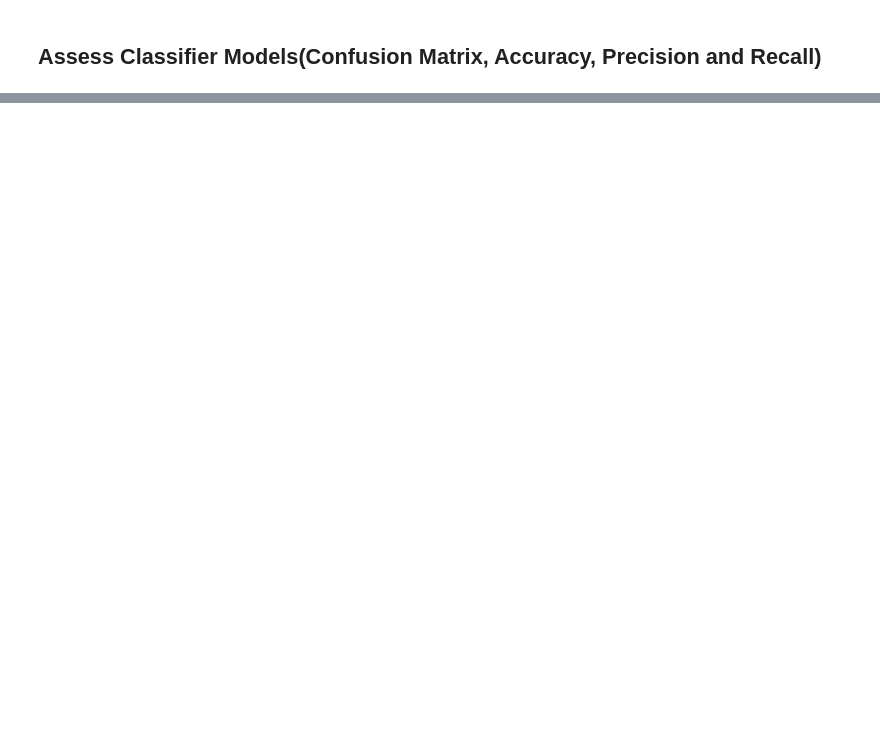
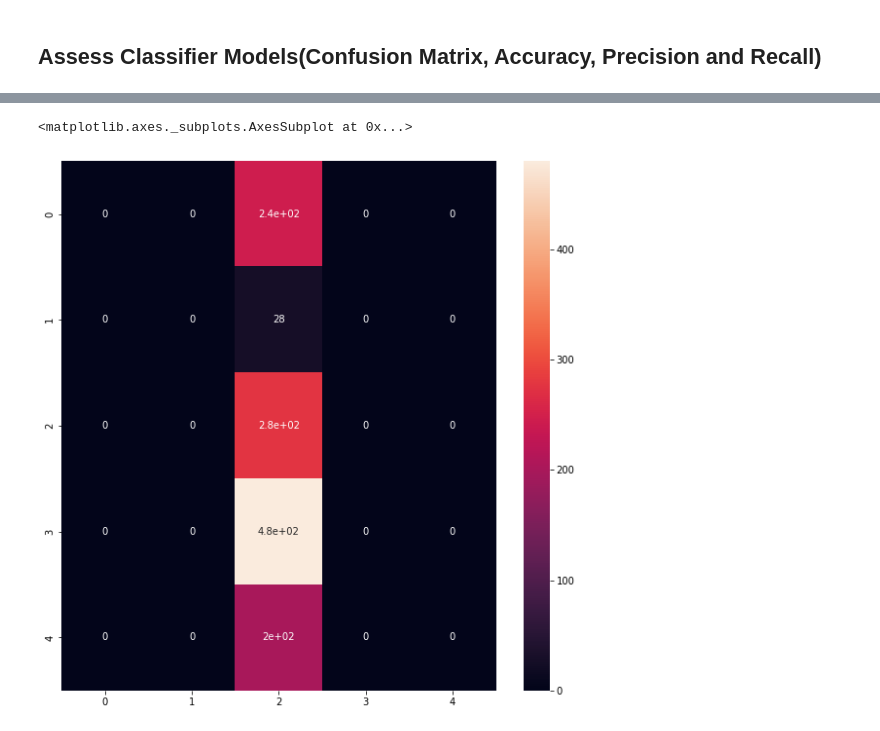
Before and after one commit to Priyo-prog/Artificial-Intelligence-Projects, a Jupyter notebook: Emotion AI/emotion_ai.ipynb, the cells around one changed output, grey strips where cells are left out. Drawn from its saved outputs; the diff is of its cells as text; code cells hidden in the pictures; blank space fills up the shorter version.

```diff
--- a/Emotion AI/emotion_ai.ipynb
+++ b/Emotion AI/emotion_ai.ipynb
@@ -822,3 +822,13 @@ with open("FacialExpression-model.json", "w") as json_file:
   json_file.write(model_json)
 # %% [markdown]
 ## **Assess Classifier Models(Confusion Matrix, Accuracy, Precision and Recall)**
+# %%
+with open("FacialExpression-model.json", "r") as json_file:
+  jsonSavedModel = json_file.read()
+
+# load the model architecture
+model_2_emotion = tf.keras.models.model_from_json(jsonSavedModel)
+model_2_emotion.load_weights("FacialExpression_weights.hdf5")
+model_2_emotion.compile(optimizer=tf.keras.optimizers.Adam(),
+                        loss="categorical_crossentropy",
+                        metrics=["accuracy"])
@@ -824,0 +868,3 @@ with open("FacialExpression-model.json", "w") as json_file:
+# %%
+predicted_classes = np.argmax(model_2_emotion.predict(X_test), axis=-1)
+y_true = np.argmax(y_test, axis=-1)
@@ -824,0 +875,9 @@ with open("FacialExpression-model.json", "w") as json_file:
+# %%
+# from confusion matrix let's understand how good is the prediction
+from sklearn.metrics import confusion_matrix
+cm = confusion_matrix(y_true, predicted_classes)
+plt.figure(figsize=(10,10))
+sns.heatmap(cm, annot=True, cbar=True)
+# %% [output]
+<matplotlib.axes._subplots.AxesSubplot at 0x...>
+[figure, added]
```
Also changed, not shown: parts of 12 cells of this notebook.
